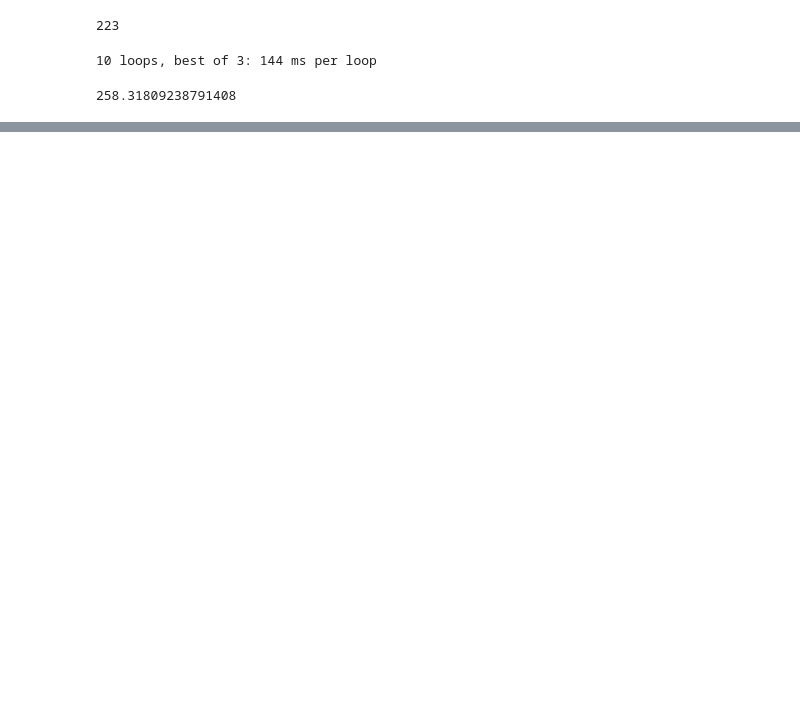
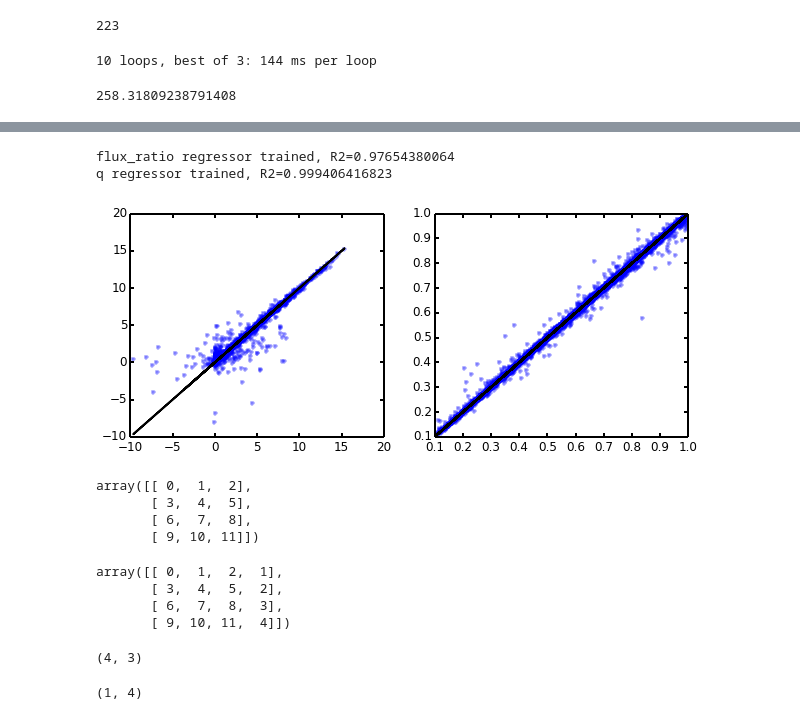
Before and after one commit to timothydmorton/exosyspop, a Jupyter notebook: Exploration.ipynb, the cells around one changed output, grey strips where cells are left out. Saved outputs shown, nothing was run; the diff lists cells and outputs as text; code cells hidden in the pictures; blank space fills up the shorter version.

```diff
--- a/Exploration.ipynb
+++ b/Exploration.ipynb
@@ -496,3 +496,8 @@ len(obs)
 pop.get_necl('period > 5', new=True)
 # %% [output]
 258.31809238791408
+# %%
+import pandas as pd
+store = pd.HDFStore('mod13_bg.h5')
+bgstars = store['df']
+store.close()
@@ -498,0 +508,2 @@ pop.get_necl('period > 5', new=True)
+# %%
+bgpop = TRILEGAL_BinaryPopulation(bgstars)
@@ -498,0 +520,32 @@ pop.get_necl('period > 5', new=True)
+# %%
+%matplotlib inline
+bgpop._train_pipelines(plot=True, use_dmag=True)
+# %% [output]
+flux_ratio regressor trained, R2=0.97654380064
+q regressor trained, R2=0.999406416823
+[figure, added]
+# %%
+import numpy as np
+X = np.arange(12).reshape(4,3)
+X
+# %% [output]
+array([[ 0,  1,  2],
+       [ 3,  4,  5],
+       [ 6,  7,  8],
+       [ 9, 10, 11]])
+# %%
+newx = np.array([[1,2,3,4]]).T
+np.append(X, newx, axis=1)
+# %% [output]
+array([[ 0,  1,  2,  1],
+       [ 3,  4,  5,  2],
+       [ 6,  7,  8,  3],
+       [ 9, 10, 11,  4]])
+# %%
+X.shape
+# %% [output]
+(4, 3)
+# %%
+newx.shape
+# %% [output]
+(1, 4)
```
Also changed, not shown: parts of 2 cells of this notebook, 3 other files.
